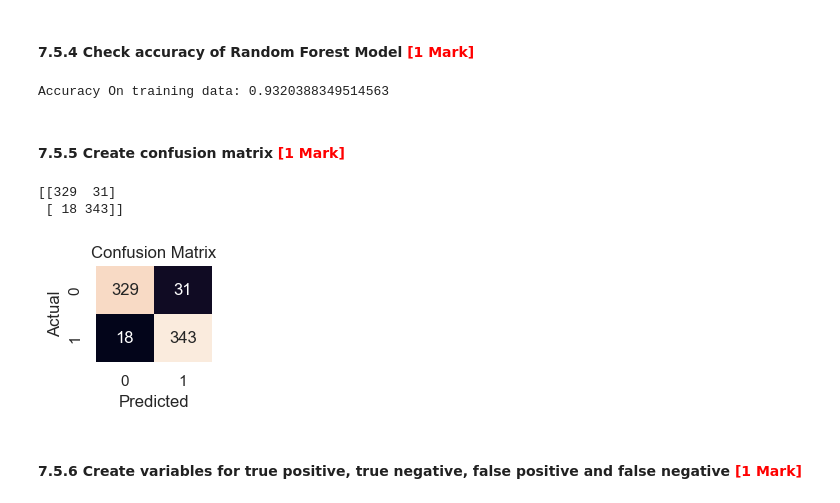
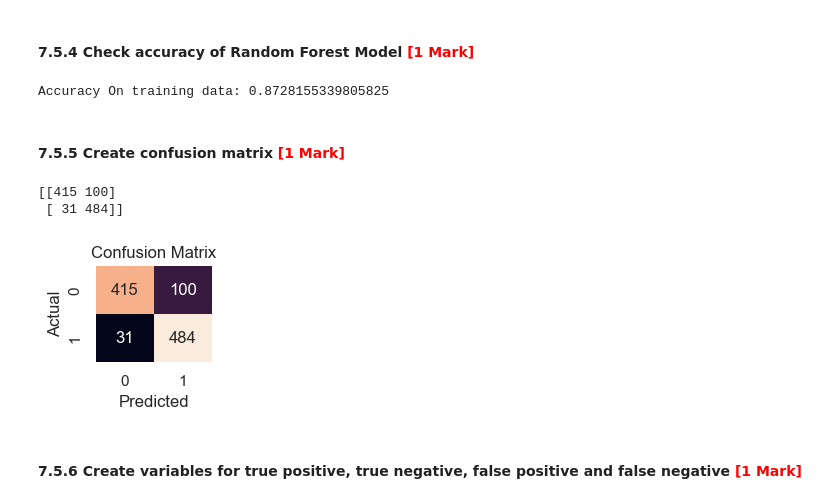
Before and after one commit to niranjantitan76/Fraudulent_Claim_Detection, a Jupyter notebook: Fraudulent_Claim_Detection_Starter.ipynb, the cells around one changed output. Drawn from its saved outputs; the diff is of its cells as text; code cells hidden in the pictures.

```diff
--- a/Fraudulent_Claim_Detection_Starter.ipynb
+++ b/Fraudulent_Claim_Detection_Starter.ipynb
@@ -1740,10 +1808,10 @@ New_X_train.shape,New_X_test.shape,New_y_train.shape,New_y_test.shape
 #### **7.4.4** Train the model with selected features <font color="red">[1 Mark]</font>
 # %%
 # Fit the model on the training data with selected features
-rf_model=rf.fit(New_X_train,New_y_train)
+rf_model=rf.fit(Selected_X_train_scaled,y_train_resampled)
 
 # Train the model with selected features
-y_pred=rf_model.predict(New_X_test)
+# rf_model=rf.fit(X_test_scaled,y_test)
 # %% [markdown]
 #### **7.4.5** Generate predictions on the training data <font color="red">[1 Mark]</font>
 # %%
@@ -1828,14 +1895,9 @@ Standard deviation: 0.014379261086576327
 # %%
 # Use grid search to find the best hyperparamter values
 from sklearn.model_selection import GridSearchCV
-#Best hyperparameters: {'class_weight': 'balanced', 'criterion': 'gini', 'max_depth': 20, 'max_features': 'sqrt', 'min_samples_leaf': 5, 'min_samples_split': 15, 'n_
-# tors': 100}
-#Best accuracy score: 0.8876149425287355
+
 # Define hyperparameters to search
 param_grid = {
-    #'penalty': ['l1', 'l2'],
-   #'C': [0.01, 0.1, 1, 10],
-    #'solver': ['liblinear'],  # 'liblinear' supports l1 and l2
     'criterion' : ['gini','entropy'],
     'class_weight' : ['balanced'],
     'n_estimators': [100,150],
@@ -1844,23 +1906,30 @@ param_grid = {
     'min_samples_leaf': [5,8],
     'max_features':['auto','sqrt', 'log2']
 }
+# param_grid = {
+#     'n_estimators': [100, 200, 300],
+#     'max_depth': [5, 10, 20, None],
+#     'min_samples_split': [2, 5, 10],
+#     'min_samples_leaf': [1, 2, 4],
+#     'max_features': ['sqrt', 'log2'],
+#     'class_weight': ['balanced']
+# }
 
 # Define scoring metrics (e.g., for imbalanced datasets, you might prefer 'f1' or 'roc_auc')
 grid_search = GridSearchCV(
     estimator=rf_model,
-    param_grid=param_grid,
     scoring='f1',
     cv=StratifiedKFold(5),
-    n_jobs=-1,
-    verbose=0
+    param_grid=param_grid,
+    n_jobs=-1
 )
 
 # Fit the grid search
-grid_search.fit(New_X_train, New_y_train)
+grid_search.fit(Selected_X_train_scaled, y_train_resampled)
 
 # Best Hyperparameters
 print("Best hyperparameters:", grid_search.best_params_)
 
 # Best score
-print("Best accuracy score:", grid_search.best_score_)
+print("Best F1 score:", grid_search.best_score_)
 # %% [output]
@@ -1870,34 +1939,38 @@ Best accuracy score: 0.8760977611171459
 #### **7.5.2** Build a random forest model based on hyperparameter tuning results <font color = red>[1 Mark]</font>
 # %%
 # Building random forest model based on results of hyperparameter tuning
-rf_model=RandomForestClassifier(
-    **grid_search.best_params_,
-    random_state=42
+rf_model=BalancedRandomForestClassifier(
+      **grid_search.best_params_,
+        sampling_strategy="all",
+        replacement=True,
+        bootstrap=False,
+        random_state=42,
+        n_jobs=2
 )
-rf_model=rf_model.fit(New_X_train.values,New_y_train.values)
+rf_model=rf_model.fit(Selected_X_train_scaled,y_train_resampled)
 # %% [markdown]
 #### **7.5.3** Make predictions on training data <font color = red>[1 Mark]</font>
 # %%
 # Make predictions on training data
-y_pred_train= rf_model.predict(New_X_train.values)
+y_pred_train= rf_model.predict(Selected_X_train_scaled)
 # %% [markdown]
 #### **7.5.4** Check accuracy of Random Forest Model <font color = red>[1 Mark]</font>
 # %%
 # Check the accuracy
-accuracy=metrics.accuracy_score(New_y_train,y_pred_train)
+accuracy=metrics.accuracy_score(y_train_resampled,y_pred_train)
 print(f'Accuracy On training data: {accuracy}')
 # %% [output]
-Accuracy On training data: 0.9320388349514563
+Accuracy On training data: 0.8728155339805825
 # %% [markdown]
 #### **7.5.5** Create confusion matrix <font color = red>[1 Mark]</font>
 # %%
 # Create the confusion matrix
-cm=metrics.confusion_matrix(New_y_train,y_pred_train)
+cm=metrics.confusion_matrix(y_train_resampled,y_pred_train)
 cm_visualization(cm)
 # %% [output]
-[[329  31]
- [ 18 343]]
+[[415 100]
+ [ 31 484]]
-[figure, old version]
+[figure, new version]
 # %% [markdown]
 #### **7.5.6** Create variables for true positive, true negative, false positive and false negative <font color = red>[1 Mark]</font>
 # %%
```
Also changed, not shown: parts of 88 cells of this notebook.
